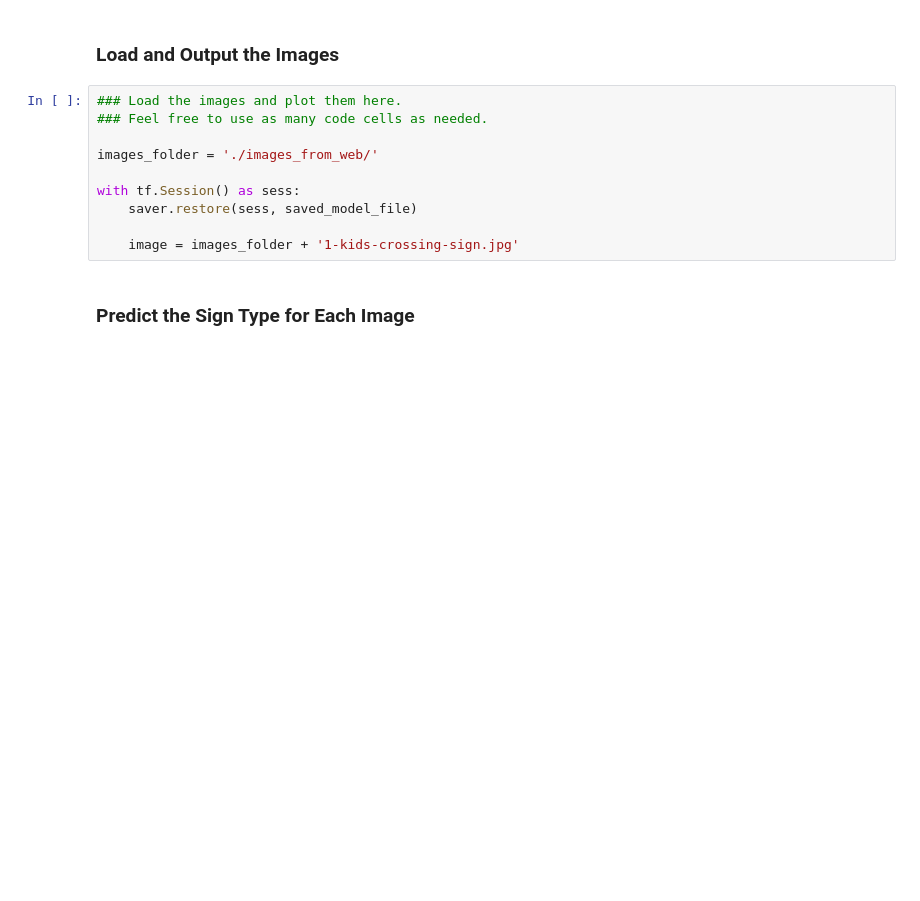
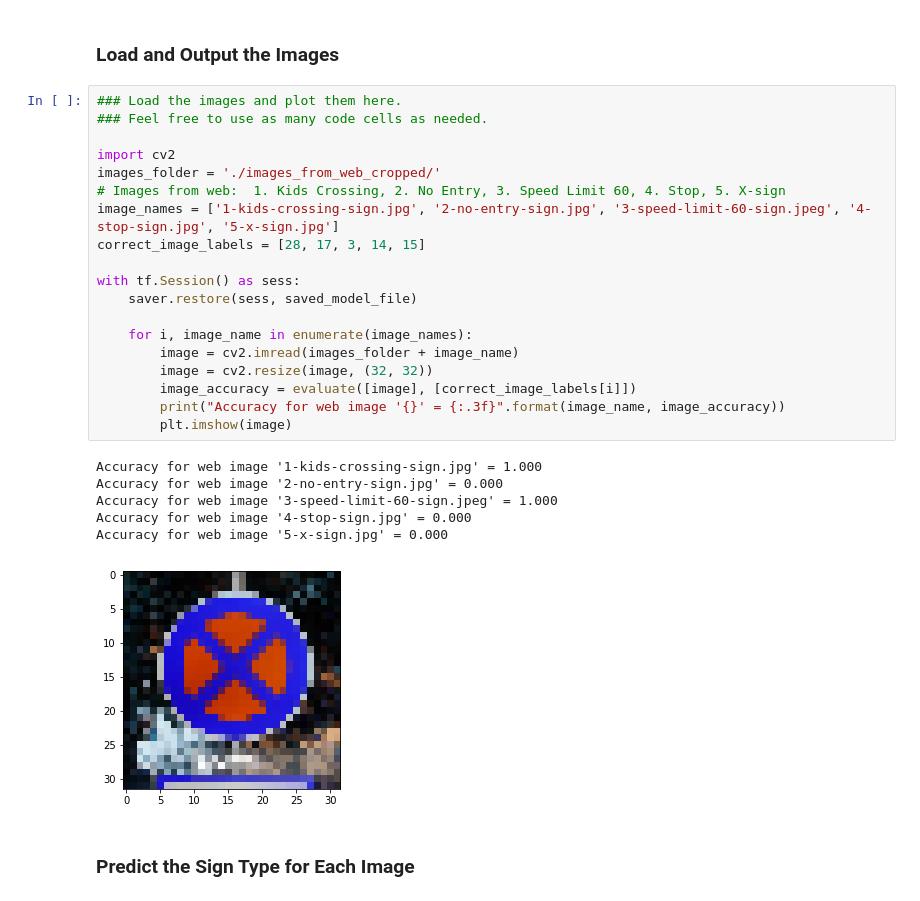
Before and after one commit to peterkinmond/CarND-Traffic-Sign-Classifier-Project, a Jupyter notebook: Traffic_Sign_Classifier.ipynb, the cells around one changed output. Drawn from its saved outputs; the diff is of its cells as text; blank space fills up the shorter version.

Commit message:
Test out images from web - 40% accuracy

```diff
--- a/Traffic_Sign_Classifier.ipynb
+++ b/Traffic_Sign_Classifier.ipynb
@@ -363,16 +363,32 @@ To give yourself more insight into how your model is working, download at least
 You may find `signnames.csv` useful as it contains mappings from the class id (integer) to the actual sign name.
 # %% [markdown]
 ### Load and Output the Images
-# %%
-### Load the images and plot them here.
-### Feel free to use as many code cells as needed.
-
-images_folder = './images_from_web/'
-
-with tf.Session() as sess:
-    saver.restore(sess, saved_model_file)
-
-    image = images_folder + '1-kids-crossing-sign.jpg'
+# %%
+### Load the images and plot them here.
+### Feel free to use as many code cells as needed.
+
+import cv2
+images_folder = './images_from_web_cropped/'
+# Images from web:  1. Kids Crossing, 2. No Entry, 3. Speed Limit 60, 4. Stop, 5. X-sign
+image_names = ['1-kids-crossing-sign.jpg', '2-no-entry-sign.jpg', '3-speed-limit-60-sign.jpeg', '4-stop-sign.jpg', '5-x-sign.jpg']
+correct_image_labels = [28, 17, 3, 14, 15]
+
+with tf.Session() as sess:
+    saver.restore(sess, saved_model_file)
+
+    for i, image_name in enumerate(image_names):
+        image = cv2.imread(images_folder + image_name)
+        image = cv2.resize(image, (32, 32))
+        image_accuracy = evaluate([image], [correct_image_labels[i]])
+        print("Accuracy for web image '{}' = {:.3f}".format(image_name, image_accuracy))
+        plt.imshow(image)
+# %% [output]
+Accuracy for web image '1-kids-crossing-sign.jpg' = 1.000
+Accuracy for web image '2-no-entry-sign.jpg' = 0.000
+Accuracy for web image '3-speed-limit-60-sign.jpeg' = 1.000
+Accuracy for web image '4-stop-sign.jpg' = 0.000
+Accuracy for web image '5-x-sign.jpg' = 0.000
+[figure, added]
 # %% [markdown]
 ### Predict the Sign Type for Each Image
 # %%
```
Also changed, not shown: 1 other file.
